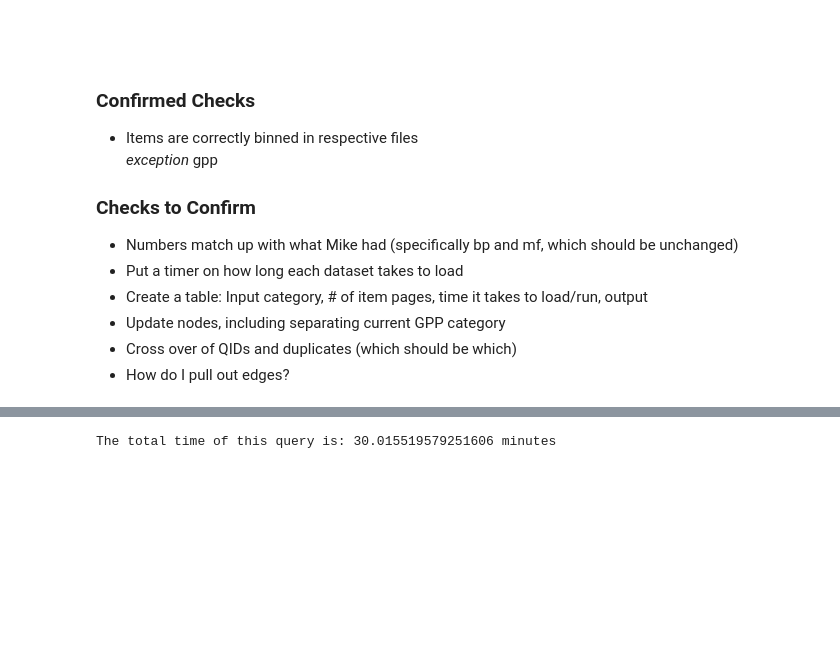
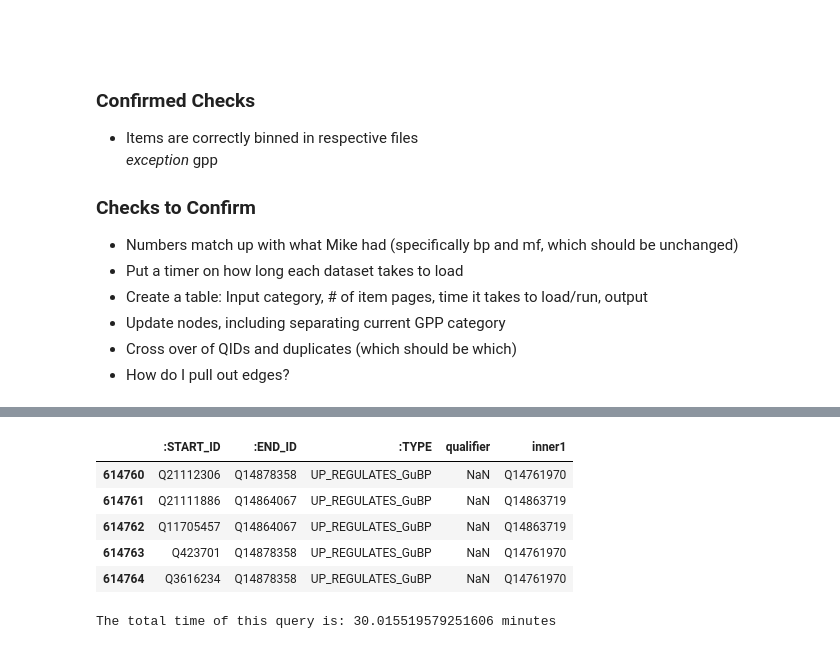
Before and after one commit to sabahzero/WRP, a Jupyter notebook: src/WDF-10categories/01.ipynb, the cells around one changed output, grey strips where cells are left out. Drawn from its saved outputs; the diff is of its cells as text; code cells hidden in the pictures; blank space fills up the shorter version.

```diff
--- a/src/WDF-10categories/01.ipynb
+++ b/src/WDF-10categories/01.ipynb
@@ -54,3 +54,12 @@ edges_mike.head()
+# %%
+edges_mike.tail()
+# %% [output]
+|  | :START_ID | :END_ID | :TYPE | qualifier | inner1 |
+| 614760 | Q21112306 | Q14878358 | UP_REGULATES_GuBP | NaN | Q14761970 |
+| 614761 | Q21111886 | Q14864067 | UP_REGULATES_GuBP | NaN | Q14863719 |
+| 614762 | Q11705457 | Q14864067 | UP_REGULATES_GuBP | NaN | Q14863719 |
+| 614763 | Q423701 | Q14878358 | UP_REGULATES_GuBP | NaN | Q14761970 |
+| 614764 | Q3616234 | Q14878358 | UP_REGULATES_GuBP | NaN | Q14761970 |
 # %%
 # Create time stamp
 timeStringNow = datetime.now().strftime("+%Y-%m-%dT00:00:00Z")
```
Also changed, not shown: parts of 10 cells of this notebook.
